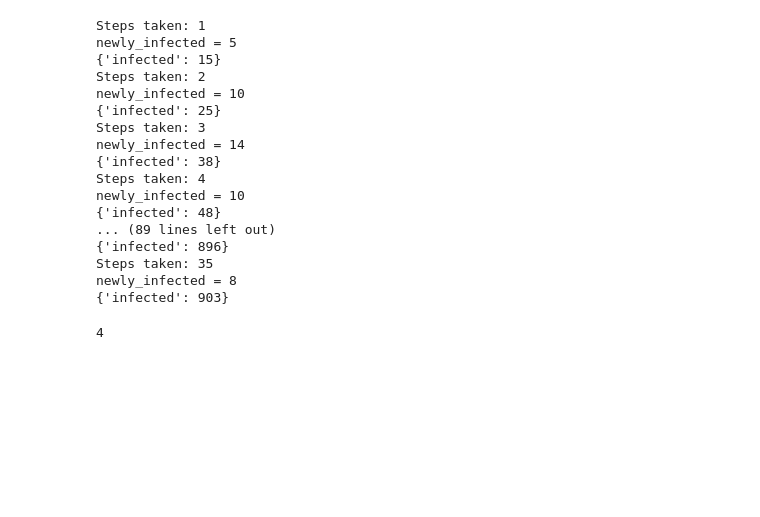
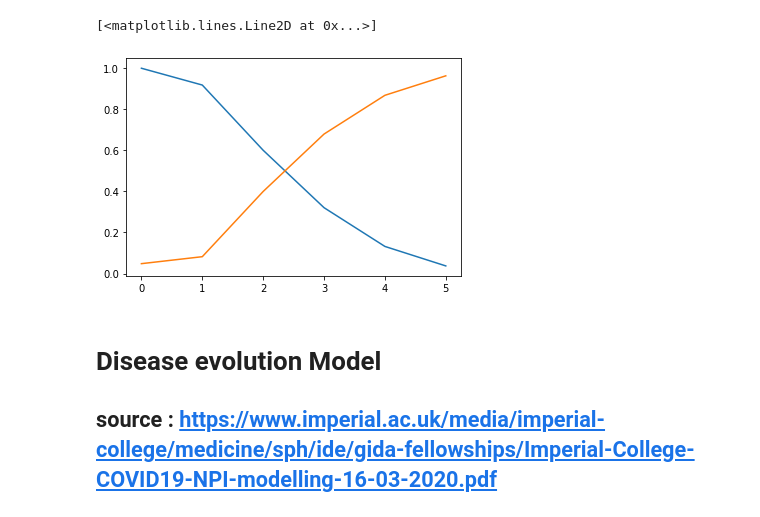
Before and after one commit to yambanis/CovidMDP, a Jupyter notebook: notebooks/spread_modeling/Relaxed Caveman Spread.ipynb, the cells around one changed output. Drawn from its saved outputs; the diff is of its cells as text; code cells hidden in the pictures; blank space fills up the shorter version.

```diff
--- a/notebooks/spread_modeling/Relaxed Caveman Spread.ipynb
+++ b/notebooks/spread_modeling/Relaxed Caveman Spread.ipynb
@@ -45,0 +94,12 @@ plot_infection(G)
+# %%
+def add_hub(graph, p=1):
+    graph_matrix = nx.to_numpy_matrix(graph)
+
+    connections_to_hub = np.reshape(np.random.choice(2, size = graph_matrix.shape[0], p=[1-p, p]), (-1,1))
+    connections_from_hub = np.reshape(np.append(connections_to_hub, 0), (1,-1))
+
+    graph_matrix = np.append(graph_matrix, connections_to_hub, axis=1)
+
+    graph_matrix = np.append(graph_matrix, connections_from_hub, axis=0)
+
+    return nx.from_numpy_matrix(graph_matrix)
@@ -46,29 +112,20 @@ plot_infection(G)
 # %%
 G = nx.relaxed_caveman_graph(250, 4, 0.25, seed=42)
-initial_infection(G, .01)
+G = add_hub(G)
+initial_infection(G, .05)
+
+pop = len(G.nodes)
+i = current_status(G)['infected'] / pop
+s = (pop - i) / pop
+newly_infected = pop * .05
+
 status = current_status(G)
-i = 0
+data = [[s,i, newly_infected]]
 while status['infected'] < 0.9*len(G.nodes):
-    i += 1
-    print(f'Steps taken: {i}')
-    print(f'newly_infected = {spread_one_step(G)}')
+    newly_infected = spread_one_step(G)
     status = current_status(G)
-    print(status)
+    i = status['infected'] / pop
+    s = (pop -  status['infected']) / pop
+    data.append([s, i, newly_infected])
+
+time_series = pd.DataFrame(data, columns = ['susceptible', 'infected', 'newly_infected'])
-# %% [output]
-Steps taken: 1
-newly_infected = 5
-{'infected': 15}
-Steps taken: 2
-newly_infected = 10
-{'infected': 25}
-Steps taken: 3
-newly_infected = 14
-{'infected': 38}
-Steps taken: 4
-newly_infected = 10
-{'infected': 48}
-... (89 lines left out)
-{'infected': 896}
-Steps taken: 35
-newly_infected = 8
-{'infected': 903}
@@ -79,4 +132,10 @@ result = dict(functools.reduce(operator.add,
-# %%
-status['infected']
-# %% [output]
-4
+# %%
+plt.plot(time_series.index, time_series['susceptible'])
+plt.plot(time_series.index, time_series['infected'])
+# %% [output]
+[<matplotlib.lines.Line2D at 0x...>]
+[figure, added]
+# %% [markdown]
+# Disease evolution Model
+
+## source : https://www.imperial.ac.uk/media/imperial-college/medicine/sph/ide/gida-fellowships/Imperial-College-COVID19-NPI-modelling-16-03-2020.pdf
```
Also changed, not shown: parts of 9 cells of this notebook.
